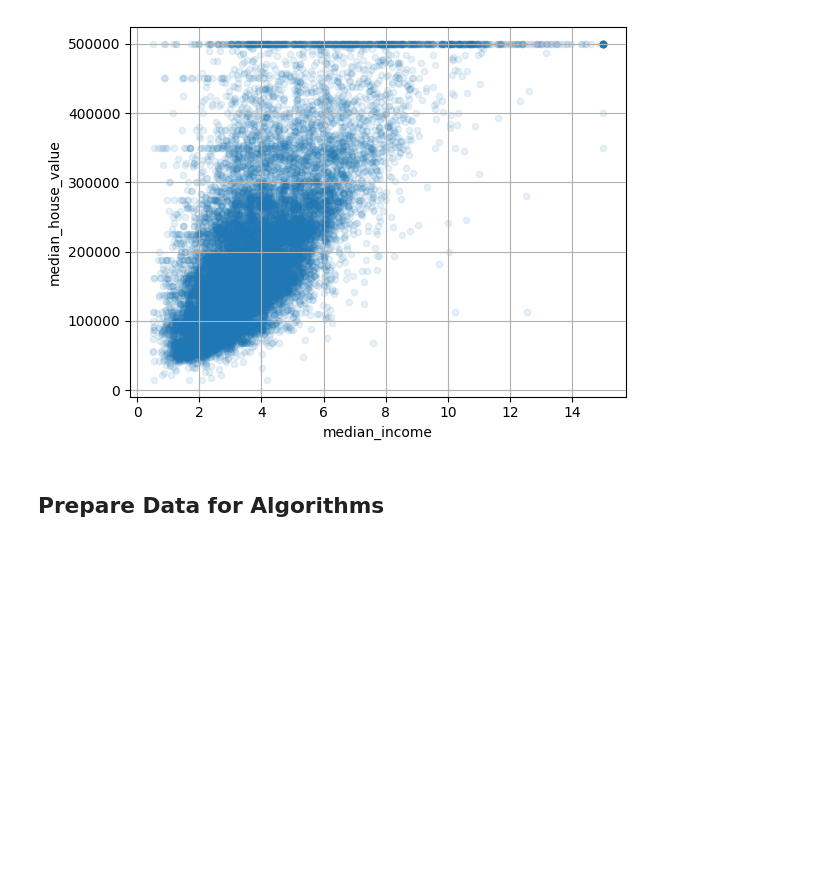
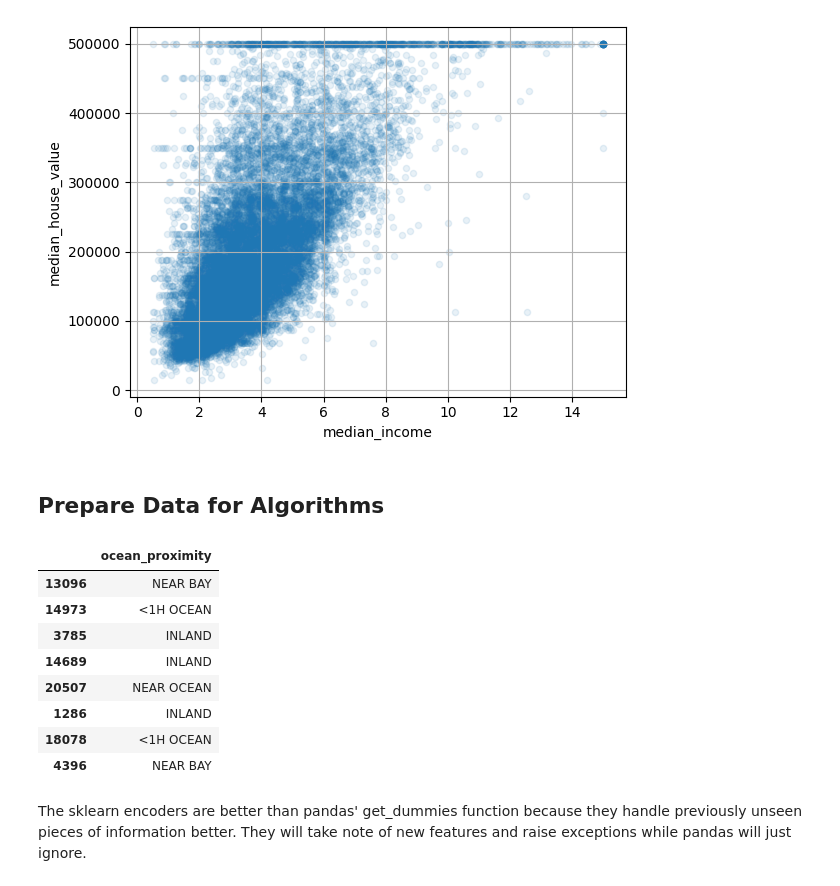
Before and after one commit to evank0301/hands-on-ml, a Jupyter notebook: chapter-2/example_2-1.ipynb, the cells around one changed output. Drawn from its saved outputs; the diff is of its cells as text; code cells hidden in the pictures; blank space fills up the shorter version.

Commit message:
Handling Text Data

```diff
--- a/chapter-2/example_2-1.ipynb
+++ b/chapter-2/example_2-1.ipynb
@@ -202,3 +204,17 @@ imputer.fit(housing_num)
 # Use the trained imputer to transform the data
 X = imputer.transform(housing_num)
 housing_tr = pd.DataFrame(X, columns=housing_num.columns, index=housing_num.index)
+# %%
+# Handling Text Data
+housing_cat = housing[["ocean_proximity"]]
+housing_cat.head(8)
+# %% [output]
+|  | ocean_proximity |
+| 13096 | NEAR BAY |
+| 14973 | <1H OCEAN |
+| 3785 | INLAND |
+| 14689 | INLAND |
+| 20507 | NEAR OCEAN |
+| 1286 | INLAND |
+| 18078 | <1H OCEAN |
+| 4396 | NEAR BAY |
@@ -204,0 +229,2 @@ housing_tr = pd.DataFrame(X, columns=housing_num.columns, index=housing_num.inde
+# %% [markdown]
+The sklearn encoders are better than pandas' get_dummies function because they handle previously unseen pieces of information better. They will take note of new features and raise exceptions while pandas will just ignore.
```
Also changed, not shown: parts of 2 cells of this notebook.
